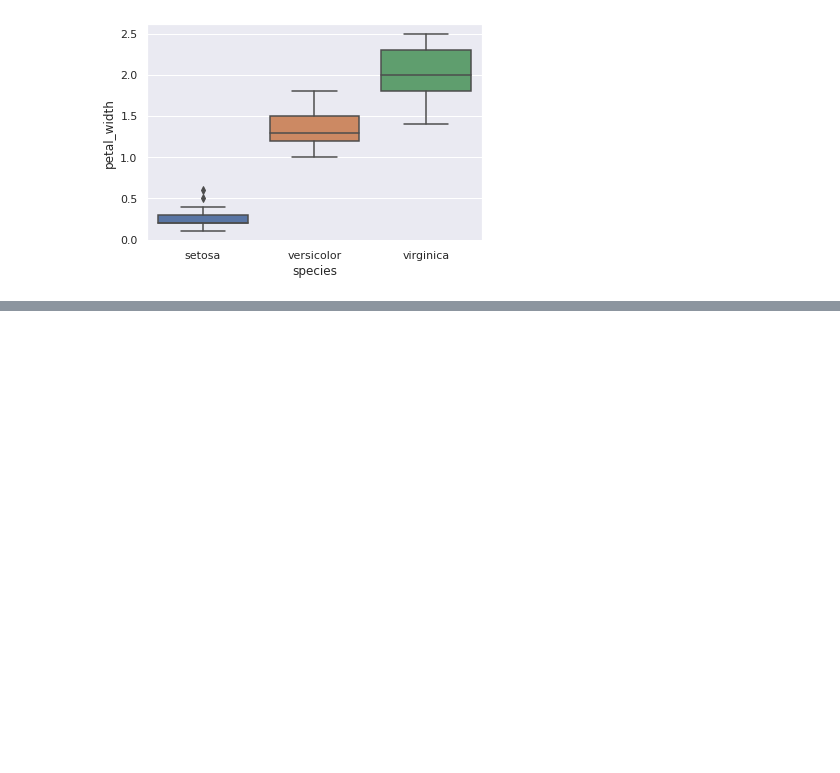
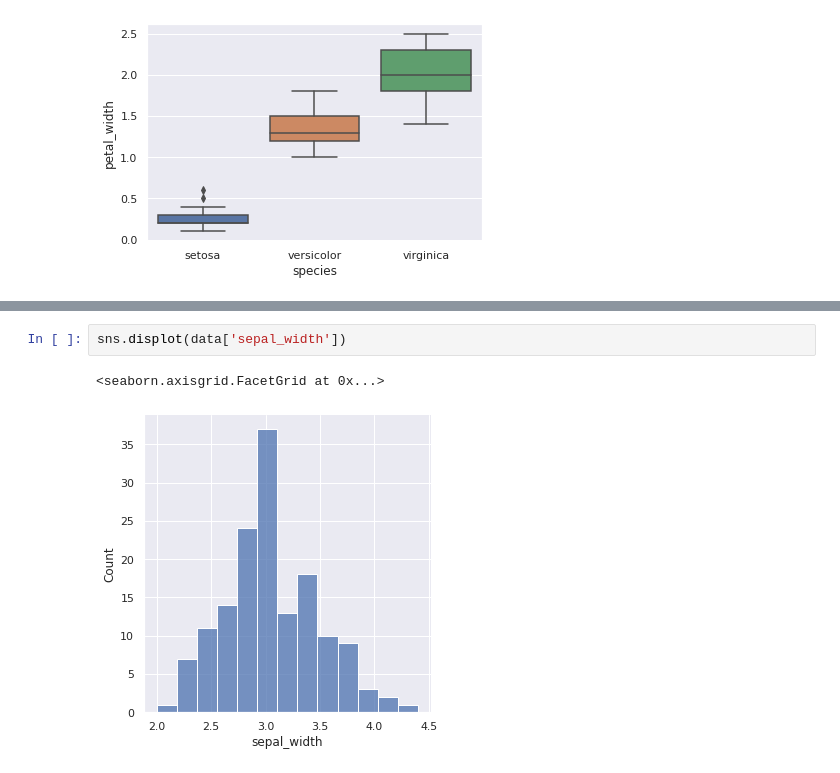
Before and after one commit to AkshadC/AI_ML, a Jupyter notebook: DSBDA/Assignment10.ipynb, the cells around one changed output, grey strips where cells are left out. Cells and saved outputs as stored; diff of their text form; blank space fills up the shorter version.

```diff
--- a/DSBDA/Assignment10.ipynb
+++ b/DSBDA/Assignment10.ipynb
@@ -175,0 +103,5 @@ plt. show()
+# %%
+sns.displot(data['sepal_width'])
+# %% [output]
+<seaborn.axisgrid.FacetGrid at 0x...>
+[figure, added]
```
Also changed, not shown: parts of 15 cells of this notebook.
